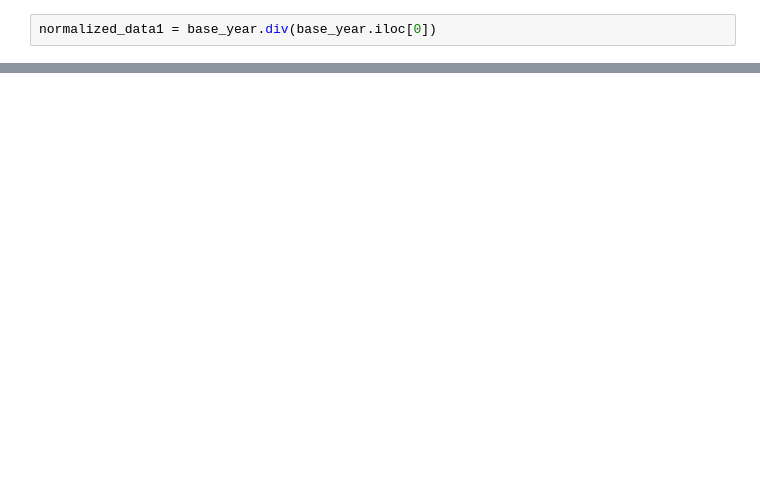
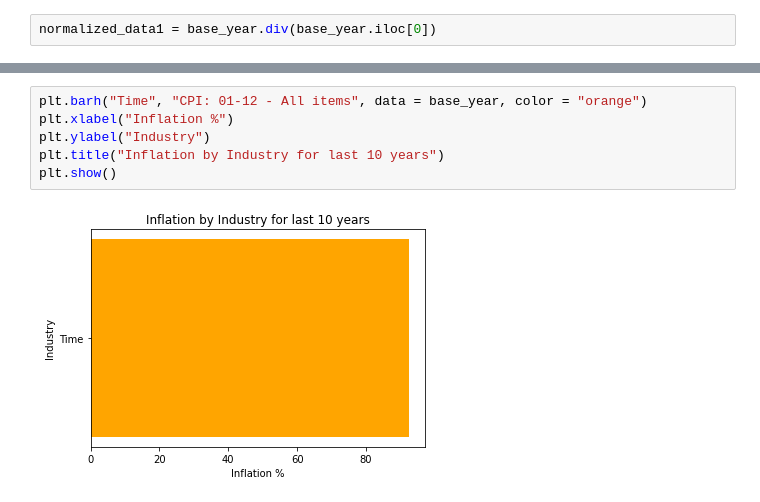
Before and after one commit to Efe-C-3/InflationRateAnalytics, a Jupyter notebook: inflation.ipynb, the cells around one changed output, grey strips where cells are left out. Drawn from its saved outputs; the diff is of its cells as text; blank space fills up the shorter version.

```diff
--- a/inflation.ipynb
+++ b/inflation.ipynb
@@ -198,2 +232,10 @@ normalized_data1 = base_year.div(base_year.iloc[0])
+# %%
+plt.barh("Time", "CPI: 01-12 - All items", data = base_year, color = "orange")
+plt.xlabel("Inflation %")
+plt.ylabel("Industry")
+plt.title("Inflation by Industry for last 10 years")
+plt.show()
+# %% [output]
+[figure, added]
 # %%
 normalized_data1.plot(figsize=(16, 5))
```
Also changed, not shown: parts of 8 cells of this notebook.
